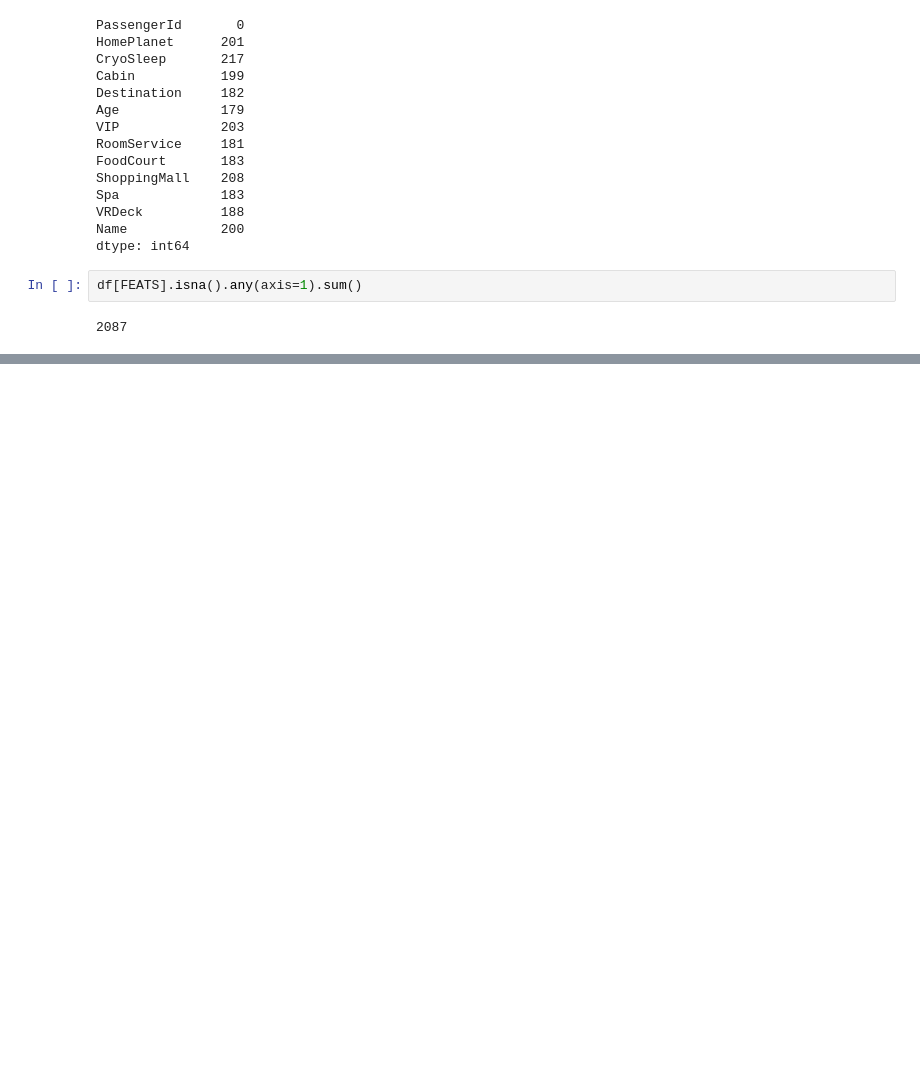
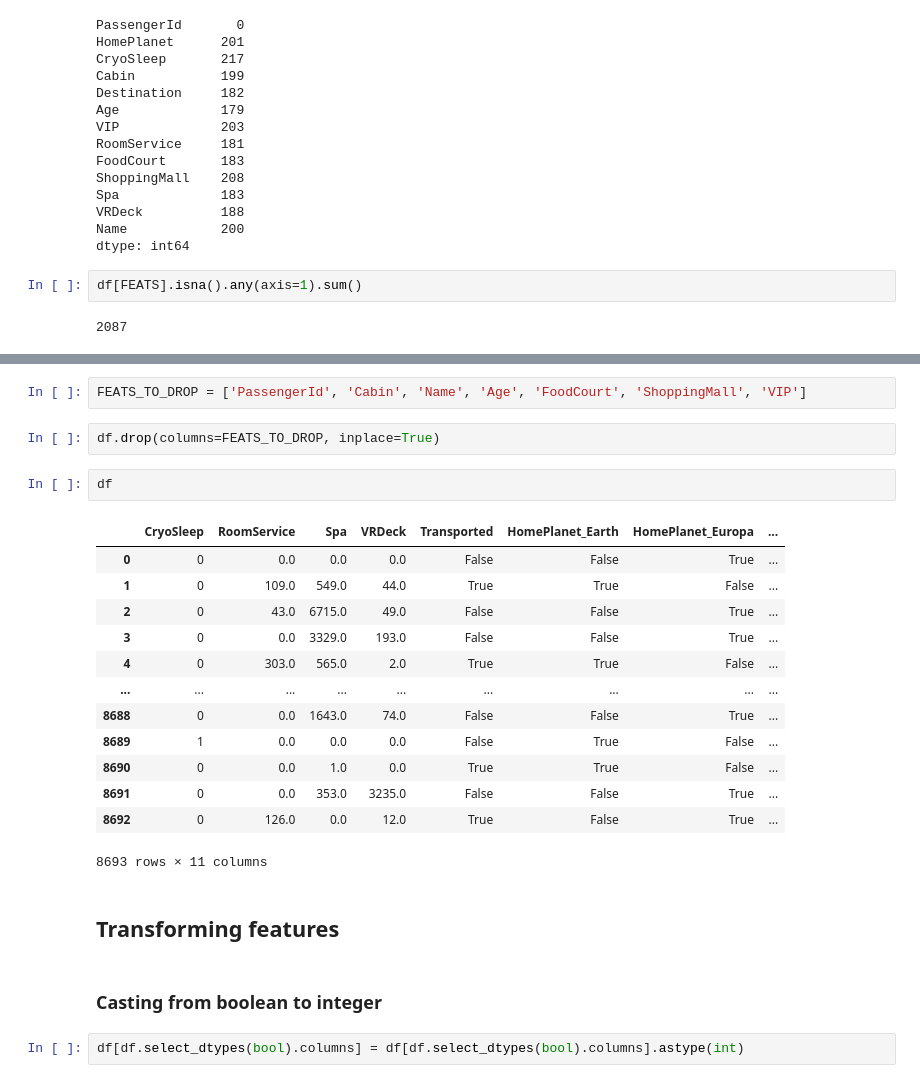
Before and after one commit to AveePB/Kaggle, a Jupyter notebook: F.spaceship-titanic/preprocessing.ipynb, the cells around one changed output, grey strips where cells are left out. Cells and saved outputs as stored; diff of their text form; blank space fills up the shorter version.

```diff
--- a/F.spaceship-titanic/preprocessing.ipynb
+++ b/F.spaceship-titanic/preprocessing.ipynb
@@ -73,0 +309,26 @@ df[FEATS].isna().any(axis=1).sum()
+# %%
+FEATS_TO_DROP = ['PassengerId', 'Cabin', 'Name', 'Age', 'FoodCourt', 'ShoppingMall', 'VIP']
+# %%
+df.drop(columns=FEATS_TO_DROP, inplace=True)
+# %%
+df
+# %% [output]
+|  | CryoSleep | RoomService | Spa | VRDeck | Transported | HomePlanet_Earth | HomePlanet_Europa | ... |
+| 0 | 0 | 0.0 | 0.0 | 0.0 | False | False | True | ... |
+| 1 | 0 | 109.0 | 549.0 | 44.0 | True | True | False | ... |
+| 2 | 0 | 43.0 | 6715.0 | 49.0 | False | False | True | ... |
+| 3 | 0 | 0.0 | 3329.0 | 193.0 | False | False | True | ... |
+| 4 | 0 | 303.0 | 565.0 | 2.0 | True | True | False | ... |
+| ... | ... | ... | ... | ... | ... | ... | ... | ... |
+| 8688 | 0 | 0.0 | 1643.0 | 74.0 | False | False | True | ... |
+| 8689 | 1 | 0.0 | 0.0 | 0.0 | False | True | False | ... |
+| 8690 | 0 | 0.0 | 1.0 | 0.0 | True | True | False | ... |
+| 8691 | 0 | 0.0 | 353.0 | 3235.0 | False | False | True | ... |
+| 8692 | 0 | 126.0 | 0.0 | 12.0 | True | False | True | ... |
+8693 rows × 11 columns
+# %% [markdown]
+## Transforming features
+# %% [markdown]
+### Casting from boolean to integer
+# %%
+df[df.select_dtypes(bool).columns] = df[df.select_dtypes(bool).columns].astype(int)
```
Also changed, not shown: parts of 47 cells of this notebook, 1 other file.
